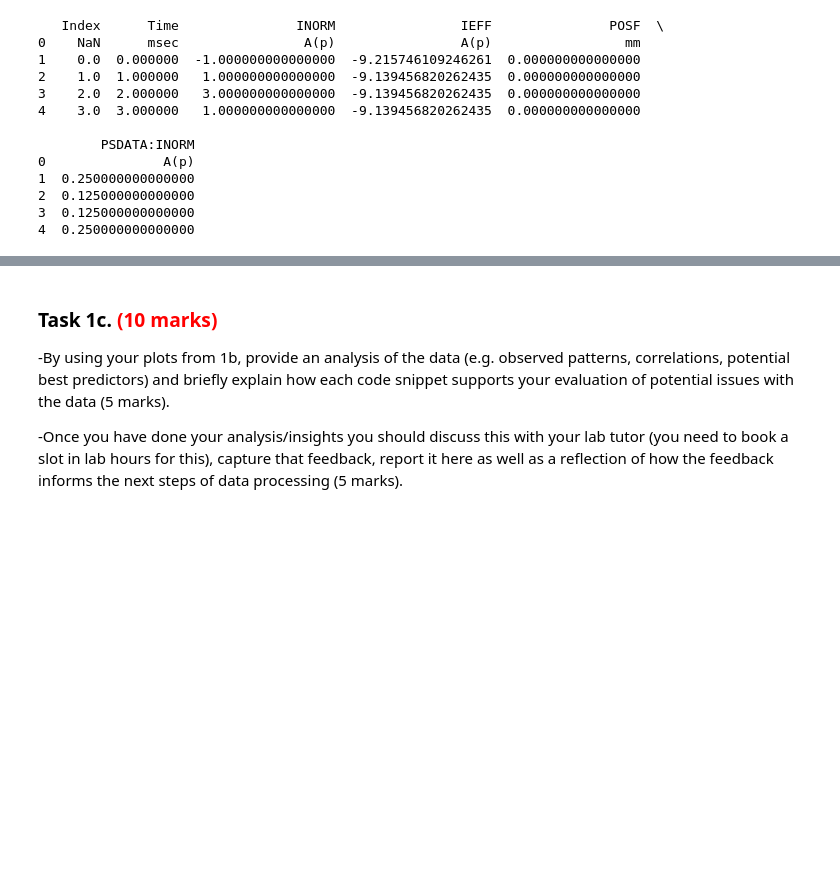
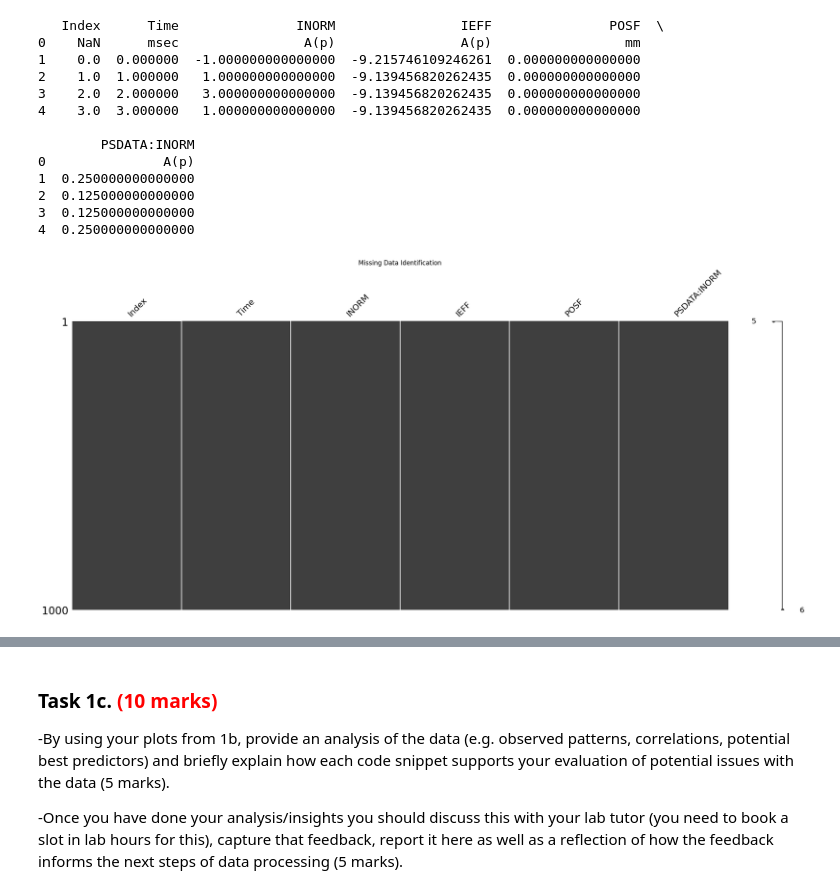
Before and after one commit to efyja15/ML4Eng, a Jupyter notebook: mmme4125_coursework_2026.ipynb, the cells around one changed output, grey strips where cells are left out. Saved outputs shown, nothing was run; the diff lists cells and outputs as text; code cells hidden in the pictures; blank space fills up the shorter version.

Commit message:
Continuing on with the tasks, completed the missing data analysis, visual data inspection and almost finished the box plot although some errors are showing themselves.

```diff
--- a/mmme4125_coursework_2026.ipynb
+++ b/mmme4125_coursework_2026.ipynb
@@ -92,4 +93,17 @@ print(df.head())
 2  0.125000000000000
 3  0.125000000000000
 4  0.250000000000000
+# %%
+# Task 1b. Insert your code here for plot 1
+# Look for missing data values using a missingno matrix
+import missingno as msno
+import seaborn as sns
+import matplotlib.pyplot as plt
+
+subset = df.iloc[:1000] #Reduce the amount of data
+msno.matrix(subset)
+plt.title("Missing Data Identification")
+plt.show()
+# %% [output]
+[figure, added]
 # %%
```
Also changed, not shown: parts of 10 cells of this notebook.
